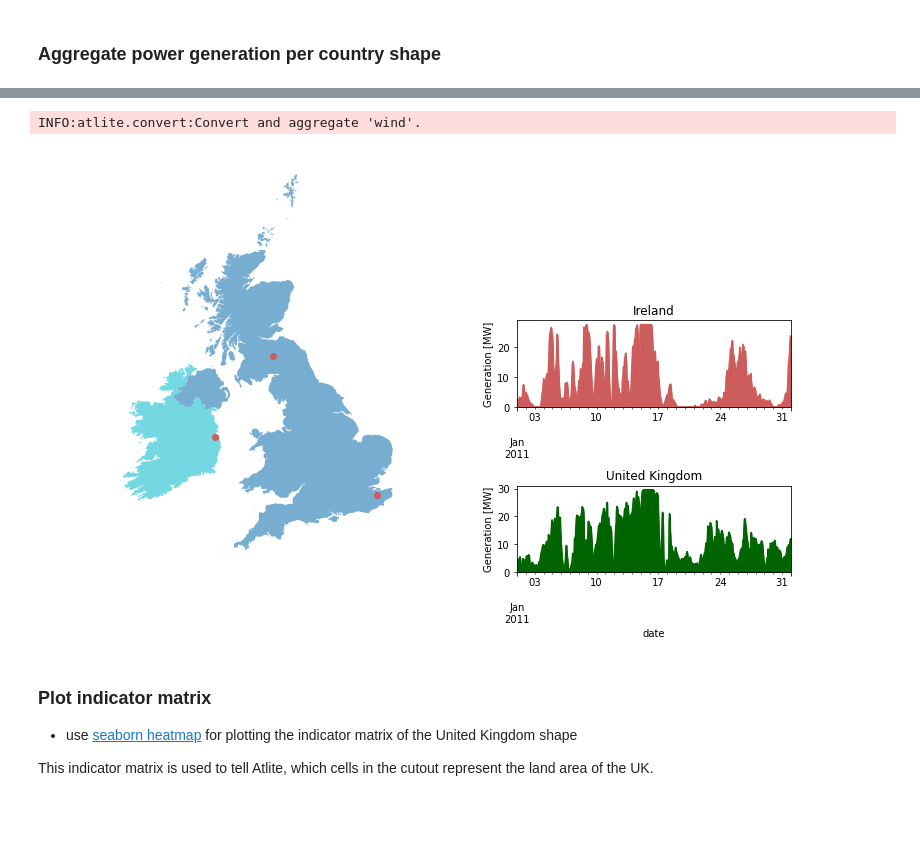
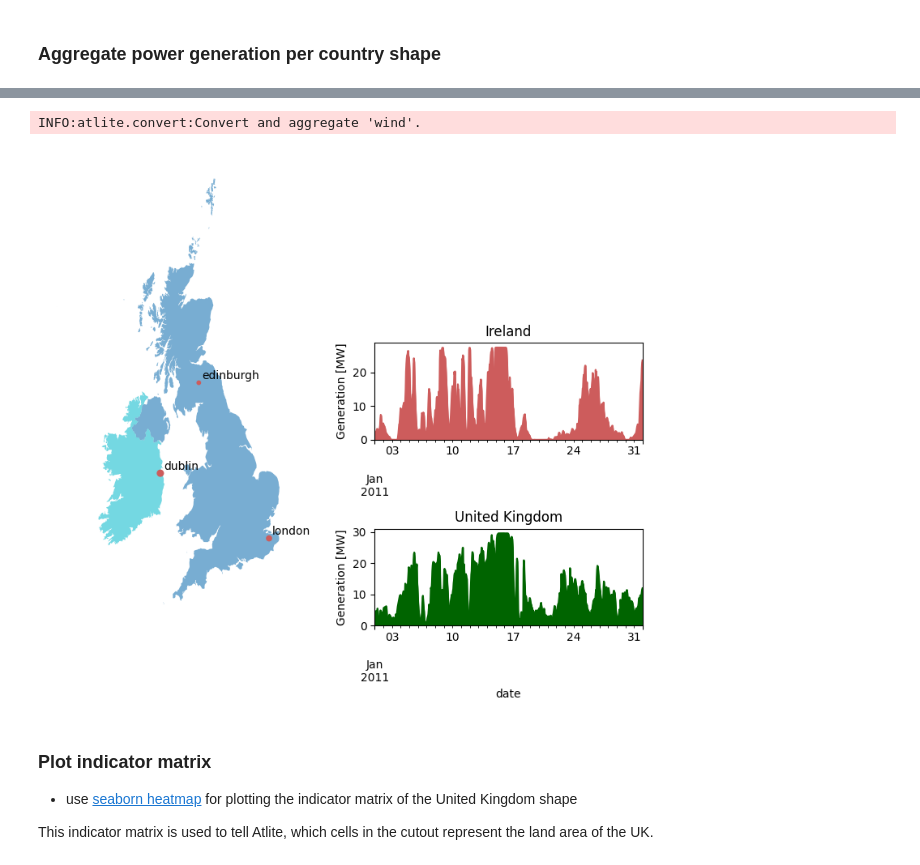
Before and after one commit to PyPSA/atlite, a Jupyter notebook: examples/plotting_with_atlite.ipynb, the cells around one changed output, grey strips where cells are left out. Saved outputs shown, nothing was run; the diff lists cells and outputs as text; code cells hidden in the pictures; blank space fills up the shorter version.

```diff
--- a/examples/plotting_with_atlite.ipynb
+++ b/examples/plotting_with_atlite.ipynb
@@ -56,7 +56,7 @@ Here we use the data from ERA5 from UK and Ireland in January of 2011.
 # %%
 # Define the cutout; this will not yet trigger any major operations
 cutout = atlite.Cutout(
-    path="uk-2011-01", module="era5", bounds=UkIr.unary_union.bounds, time="2011-01"
+    path="uk-2011-01", module="era5", bounds=UkIr.union_all().bounds, time="2011-01"
 )
 
 # This is where all the work happens (this can take some time, for us it took ~15 minutes).
@@ -115,7 +134,8 @@ plot_grid_dict = dict(
 UkIr.plot(ax=ax, zorder=1, transform=plate())
 cells.plot(ax=ax, **plot_grid_dict)
 country_bound.plot(ax=ax, edgecolor="orange", facecolor="None", transform=plate())
-ax.outline_patch.set_edgecolor("white")
+for spine in ax.spines.values():
+    spine.set_edgecolor("white")
 
 ax1 = fig.add_subplot(gs[0, 2])
 cutout.data.wnd100m.mean(["x", "y"]).plot(ax=ax1)
@@ -147,7 +167,8 @@ fig, ax = plt.subplots(subplot_kw={"projection": projection}, figsize=(9, 7))
 cap_factors.name = "Capacity Factor"
 cap_factors.plot(ax=ax, transform=plate(), alpha=0.8)
 cells.plot(ax=ax, **plot_grid_dict)
-ax.outline_patch.set_edgecolor("white")
+for spine in ax.spines.values():
+    spine.set_edgecolor("white")
 fig.tight_layout();
 # %% [output]
 INFO:atlite.convert:Convert and aggregate 'wind'.
@@ -185,7 +206,8 @@ cells.plot(ax=ax, **plot_grid_dict)
 layout.plot(
     ax=ax, transform=plate(), cmap="Reds", vmin=0, label="Installed Capacity [MW]"
 )
-ax.outline_patch.set_edgecolor("white")
+for spine in ax.spines.values():
+    spine.set_edgecolor("white")
 fig.tight_layout()
 
 fig, axes = plt.subplots(len(sites), sharex=True, figsize=(9, 4))
@@ -208,38 +233,55 @@ INFO:numexpr.utils:NumExpr defaulting to 8 threads.
 from shapely.geometry import Point
 
 fig = plt.figure(figsize=(12, 7))
 gs = GridSpec(3, 3, figure=fig)
 
-ax = fig.add_subplot(gs[:, 0:2], projection=projection)
+ax = fig.add_subplot(gs[:, 1], projection=projection)
 df = gpd.GeoDataFrame(UkIr, columns=["geometry"]).assign(color=["1", "2"])
 df.plot(column="color", ax=ax, zorder=1, transform=plate(), alpha=0.6)
 
-sites.assign(geometry=sites.apply(lambda ds: Point(ds.x, ds.y), axis=1)).plot(
-    ax=ax, zorder=2, transform=plate(), color="indianred"
+sites_gdf = gpd.GeoDataFrame(
+    sites,
+    geometry=sites.apply(lambda ds: Point(ds.x, ds.y), axis=1),
+    crs="EPSG:4326",
+    index=sites.index,
+)
+sites_gdf.plot(
+    ax=ax, zorder=2, transform=plate(), color="indianred", markersize="capacity"
 )
 
-ax.outline_patch.set_edgecolor("white")
+for idx, point in sites_gdf.iterrows():
+    ax.annotate(
+        text=idx,  # uses city name from index (london, dublin, etc.)
+        xy=(point.geometry.x, point.geometry.y),
+        xytext=(3, 3),
+        textcoords="offset points",
+        transform=plate(),  # same transform as points
+        zorder=3,
+    )
+
+for spine in ax.spines.values():
+    spine.set_edgecolor("white")
 
 power_generation = (
     cutout.wind("Vestas_V112_3MW", layout=layout.fillna(0), shapes=UkIr)
     .to_pandas()
     .rename_axis(index="", columns="shapes")
 )
 
 ax1 = fig.add_subplot(gs[1, 2])
 power_generation["Ireland"].plot.area(ax=ax1, title="Ireland", color="indianred")
 ax2 = fig.add_subplot(gs[2, 2])
 power_generation["United Kingdom"].plot.area(
     ax=ax2, title="United Kingdom", color="darkgreen"
 )
 
 ax2.set_xlabel("date")
 [ax.set_ylabel("Generation [MW]") for ax in [ax1, ax2]]
 
 fig.tight_layout()
 # %% [output]
 INFO:atlite.convert:Convert and aggregate 'wind'.
-[figure, old version]
+[figure, new version]
 # %% [markdown]
 ### Plot indicator matrix
 
```
Also changed, not shown: parts of 7 cells of this notebook, 4 other files.
